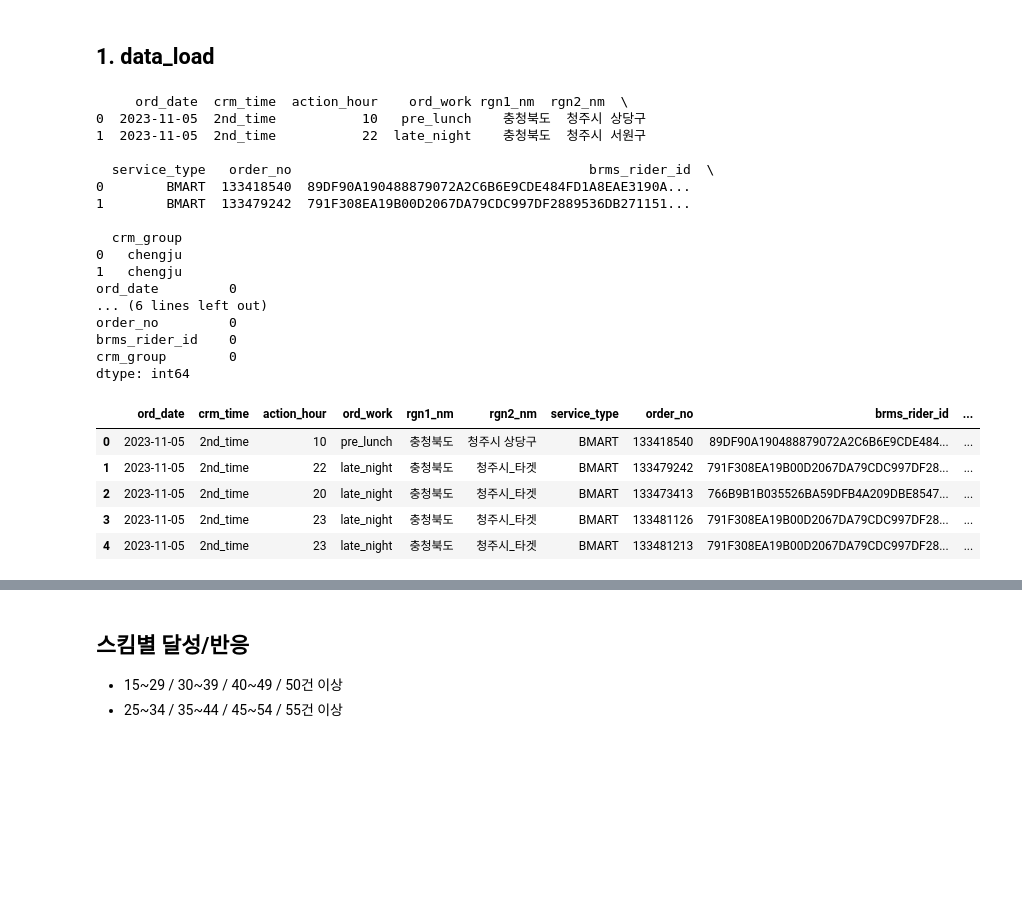
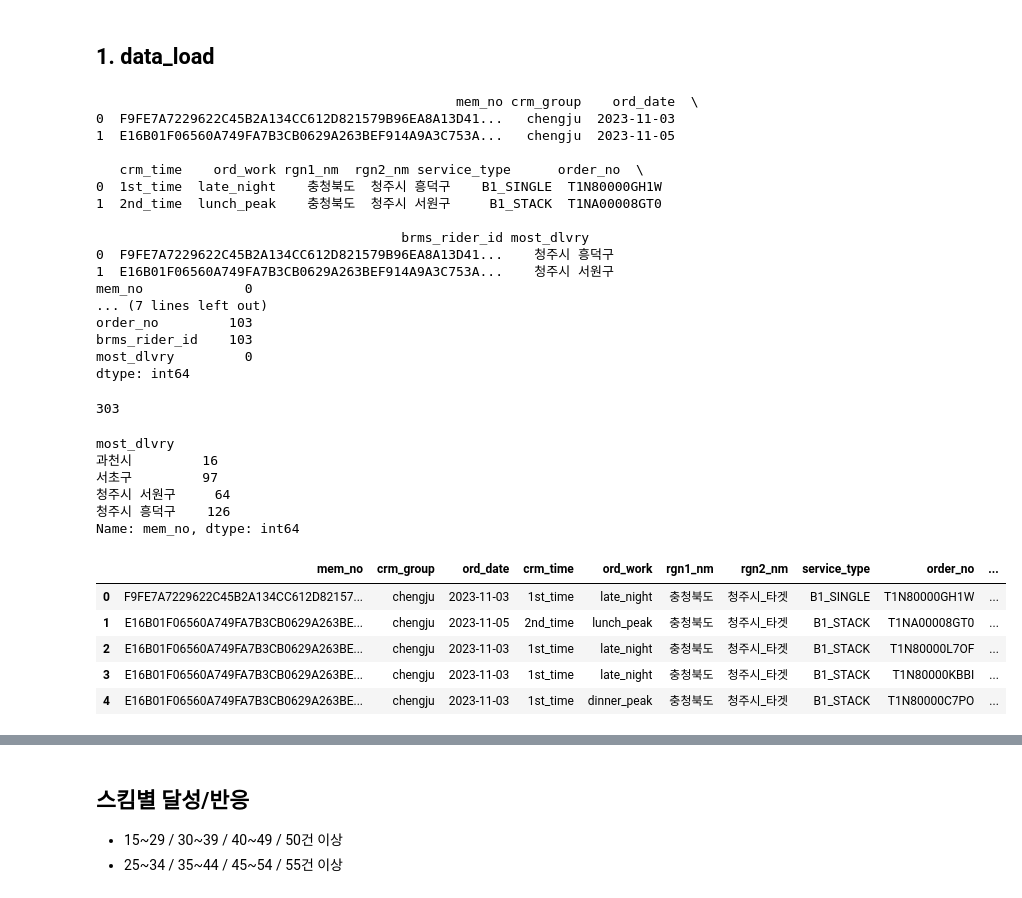
Before and after one commit to yoooooooonji/CRM-effect-analyst, a Jupyter notebook: gwacheon-cheongju.ipynb, the cells around one changed output, grey strips where cells are left out. Saved outputs shown, nothing was run; the diff lists cells and outputs as text; code cells hidden in the pictures; blank space fills up the shorter version.

```diff
--- a/gwacheon-cheongju.ipynb
+++ b/gwacheon-cheongju.ipynb
@@ -14,38 +14,52 @@ plt.rcParams['font.family'] = 'AppleGothic'
 # %% [markdown]
 ## 1. data_load
 # %%
-data = pd.read_csv("/Users/yj.noh/Desktop/gwacheon_cheongju.csv", encoding = "utf-8")
+data = pd.read_csv("/Users/yj.noh/Desktop/data_icrm.csv", encoding = "utf-8")
 print(data.head(2))
 print(data.isna().sum())
 # %% [output]
-     ord_date  crm_time  action_hour    ord_work rgn1_nm  rgn2_nm  \
-0  2023-11-05  2nd_time           10   pre_lunch    충청북도  청주시 상당구
-1  2023-11-05  2nd_time           22  late_night    충청북도  청주시 서원구
+                                              mem_no crm_group    ord_date  \
+0  F9FE7A7229622C45B2A134CC612D821579B96EA8A13D41...   chengju  2023-11-03
+1  E16B01F06560A749FA7B3CB0629A263BEF914A9A3C753A...   chengju  2023-11-05
 
-  service_type   order_no                                      brms_rider_id  \
-0        BMART  133418540  89DF90A190488879072A2C6B6E9CDE484FD1A8EAE3190A...
-1        BMART  133479242  791F308EA19B00D2067DA79CDC997DF2889536DB271151...
+   crm_time    ord_work rgn1_nm  rgn2_nm service_type      order_no  \
+0  1st_time  late_night    충청북도  청주시 흥덕구    B1_SINGLE  T1N80000GH1W
+1  2nd_time  lunch_peak    충청북도  청주시 서원구     B1_STACK  T1NA00008GT0
 
-  crm_group
-0   chengju
-1   chengju
-ord_date         0
-... (6 lines left out)
-order_no         0
-brms_rider_id    0
-crm_group        0
+                                       brms_rider_id most_dlvry
+0  F9FE7A7229622C45B2A134CC612D821579B96EA8A13D41...    청주시 흥덕구
+1  E16B01F06560A749FA7B3CB0629A263BEF914A9A3C753A...    청주시 서원구
+mem_no             0
+... (7 lines left out)
+order_no         103
+brms_rider_id    103
+most_dlvry         0
 dtype: int64
+# %%
+print(data['mem_no'].nunique()) #303
+# %% [output]
+303
+# %%
+data.groupby('most_dlvry')['mem_no'].nunique()
+# %% [output]
+most_dlvry
+과천시         16
+서초구         97
+청주시 서원구     64
+청주시 흥덕구    126
+Name: mem_no, dtype: int64
 # %%
 # 청주시 하나로 합치기
 data['rgn2_nm'] = data['rgn2_nm'].replace(['청주시 흥덕구', '청주시 서원구'], '청주시_타겟')
+data['most_dlvry'] = data['most_dlvry'].replace(['청주시 흥덕구', '청주시 서원구'], '청주시_타겟')
 data.head()
 # %% [output]
-|  | ord_date | crm_time | action_hour | ord_work | rgn1_nm | rgn2_nm | service_type | order_no | brms_rider_id | ... |
-| 0 | 2023-11-05 | 2nd_time | 10 | pre_lunch | 충청북도 | 청주시 상당구 | BMART | 133418540 | 89DF90A190488879072A2C6B6E9CDE484... | ... |
-| 1 | 2023-11-05 | 2nd_time | 22 | late_night | 충청북도 | 청주시_타겟 | BMART | 133479242 | 791F308EA19B00D2067DA79CDC997DF28... | ... |
-| 2 | 2023-11-05 | 2nd_time | 20 | late_night | 충청북도 | 청주시_타겟 | BMART | 133473413 | 766B9B1B035526BA59DFB4A209DBE8547... | ... |
-| 3 | 2023-11-05 | 2nd_time | 23 | late_night | 충청북도 | 청주시_타겟 | BMART | 133481126 | 791F308EA19B00D2067DA79CDC997DF28... | ... |
-| 4 | 2023-11-05 | 2nd_time | 23 | late_night | 충청북도 | 청주시_타겟 | BMART | 133481213 | 791F308EA19B00D2067DA79CDC997DF28... | ... |
+|  | mem_no | crm_group | ord_date | crm_time | ord_work | rgn1_nm | rgn2_nm | service_type | order_no | ... |
+| 0 | F9FE7A7229622C45B2A134CC612D82157... | chengju | 2023-11-03 | 1st_time | late_night | 충청북도 | 청주시_타겟 | B1_SINGLE | T1N80000GH1W | ... |
+| 1 | E16B01F06560A749FA7B3CB0629A263BE... | chengju | 2023-11-05 | 2nd_time | lunch_peak | 충청북도 | 청주시_타겟 | B1_STACK | T1NA00008GT0 | ... |
+| 2 | E16B01F06560A749FA7B3CB0629A263BE... | chengju | 2023-11-03 | 1st_time | late_night | 충청북도 | 청주시_타겟 | B1_STACK | T1N80000L7OF | ... |
+| 3 | E16B01F06560A749FA7B3CB0629A263BE... | chengju | 2023-11-03 | 1st_time | late_night | 충청북도 | 청주시_타겟 | B1_STACK | T1N80000KBBI | ... |
+| 4 | E16B01F06560A749FA7B3CB0629A263BE... | chengju | 2023-11-03 | 1st_time | dinner_peak | 충청북도 | 청주시_타겟 | B1_STACK | T1N80000C7PO | ... |
 # %%
 # crosstab
 table_1 = pd.crosstab(index = [data.crm_group, data.rgn2_nm], columns = [data.ord_date, data.ord_work])
```
Also changed, not shown: parts of 15 cells of this notebook.
